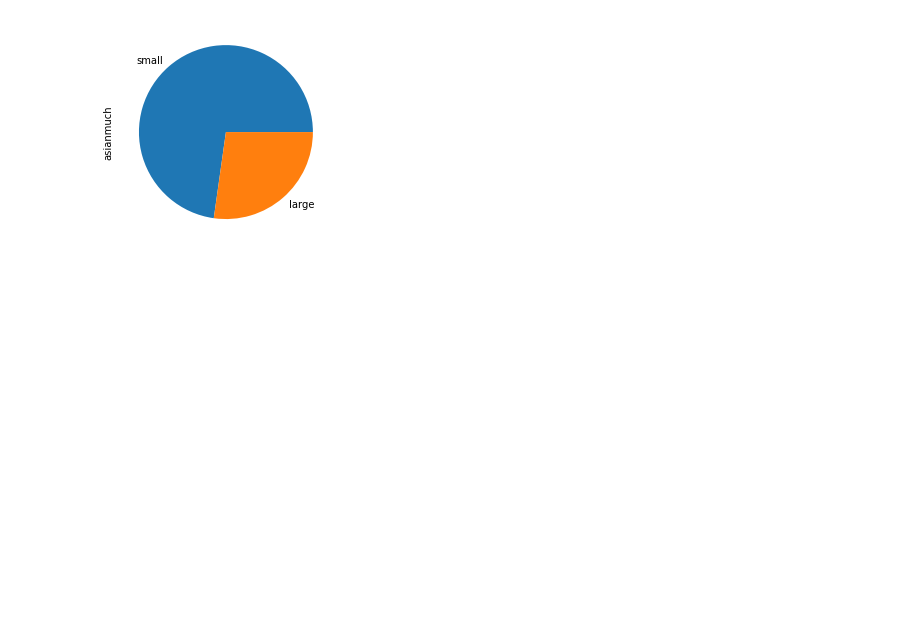
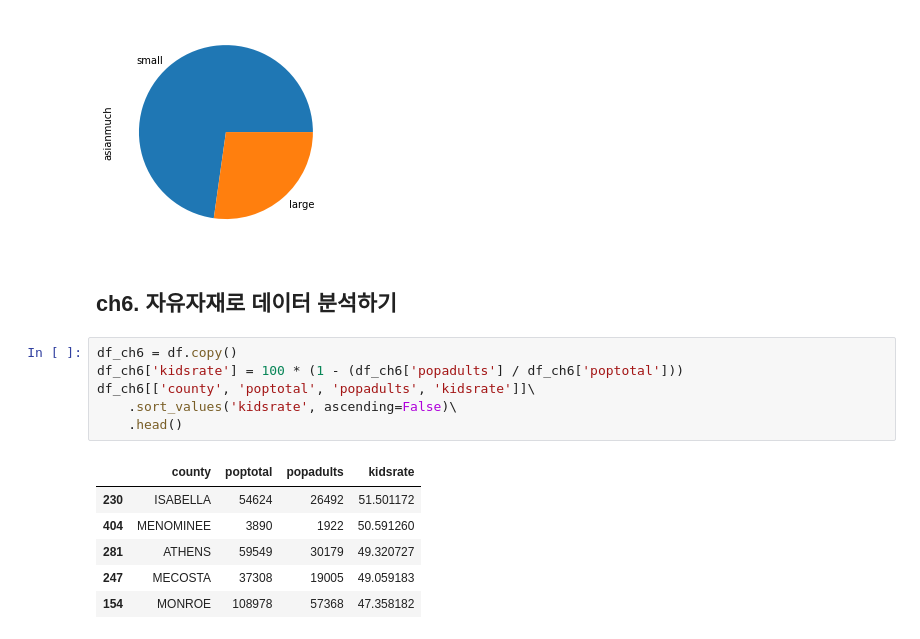
Before and after one commit to khhandrea/colab-repo, a Jupyter notebook: doit_data_analysis/00_challenge.ipynb, the cells around one changed output. Saved outputs shown, nothing was run; the diff lists cells and outputs as text; blank space fills up the shorter version.

```diff
--- a/doit_data_analysis/00_challenge.ipynb
+++ b/doit_data_analysis/00_challenge.ipynb
@@ -58,3 +58,18 @@ df_new['asianmuch'].value_counts().plot.pie()
 # %% [output]
 <matplotlib.axes._subplots.AxesSubplot at 0x...>
 [figure]
+# %% [markdown]
+## ch6. 자유자재로 데이터 분석하기
+# %%
+df_ch6 = df.copy()
+df_ch6['kidsrate'] = 100 * (1 - (df_ch6['popadults'] / df_ch6['poptotal']))
+df_ch6[['county', 'poptotal', 'popadults', 'kidsrate']]\
+    .sort_values('kidsrate', ascending=False)\
+    .head()
+# %% [output]
+|  | county | poptotal | popadults | kidsrate |
+| 230 | ISABELLA | 54624 | 26492 | 51.501172 |
+| 404 | MENOMINEE | 3890 | 1922 | 50.591260 |
+| 281 | ATHENS | 59549 | 30179 | 49.320727 |
+| 247 | MECOSTA | 37308 | 19005 | 49.059183 |
+| 154 | MONROE | 108978 | 57368 | 47.358182 |
```
Also changed, not shown: parts of 2 cells of this notebook.
